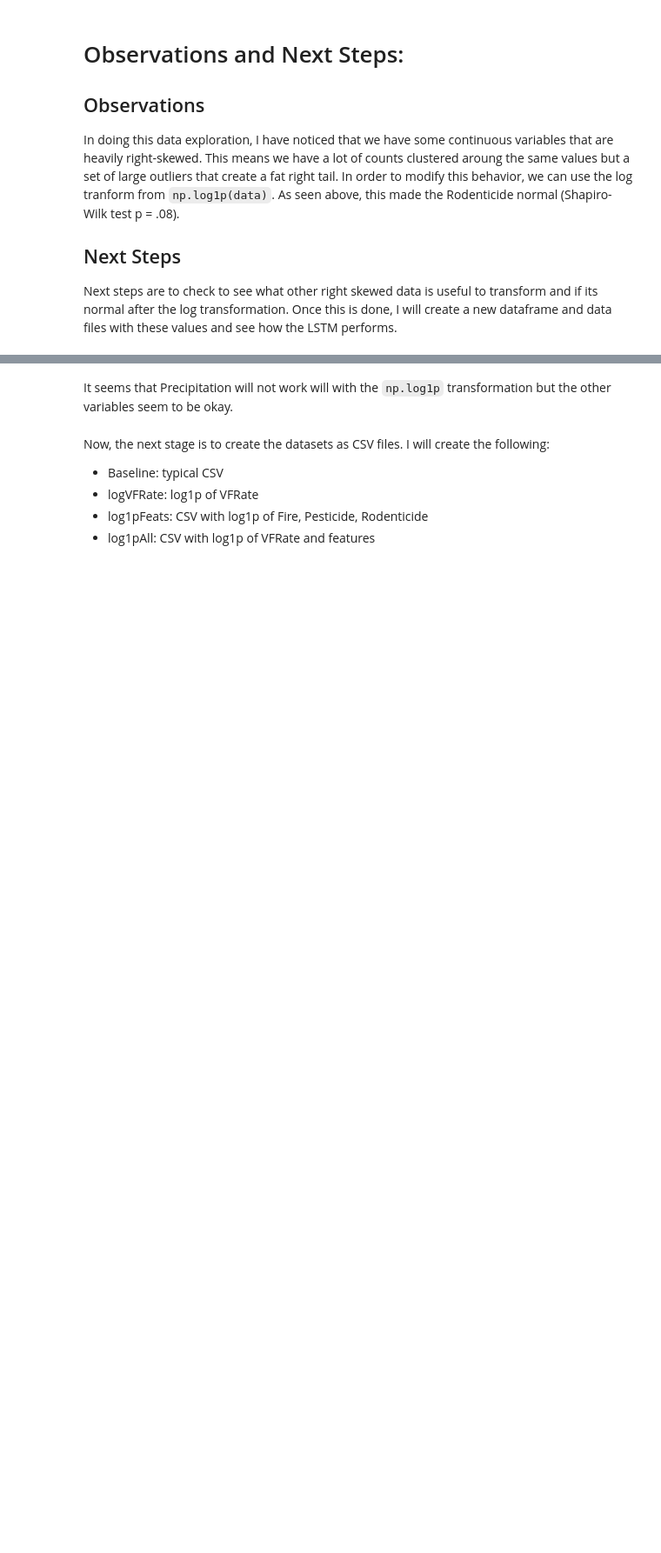
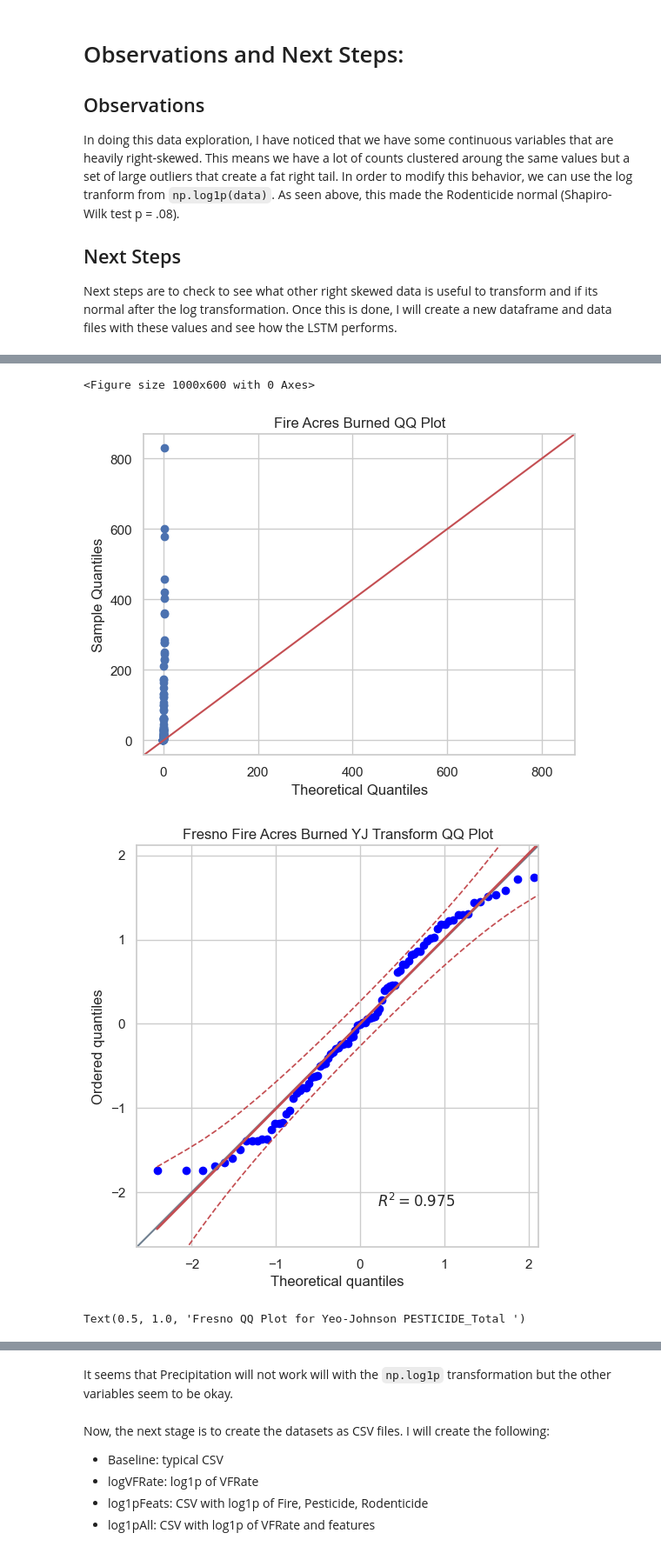
Before and after one commit to dillonallen92/ValleyFeverAnalysis_Cleaned, a Jupyter notebook: src/notebooks/data_investigation.ipynb, the cells around one changed output, grey strips where cells are left out. Shown at 87% size. Cells and saved outputs as stored; diff of their text form; code cells hidden in the pictures; blank space fills up the shorter version.

```diff
--- a/src/notebooks/data_investigation.ipynb
+++ b/src/notebooks/data_investigation.ipynb
@@ -271,0 +401,28 @@ log transform DSCI normality pval: 1.7143598950172835e-11
+# %%
+pt = PowerTransformer(method='yeo-johnson', standardize=True)
+newdata = pt.fit_transform(df["FIRE_Acres_Burned"].values.reshape(-1,1))
+
+_, pval = shapiro(newdata.flatten())
+print(f"fire burn pval {pval}")
+
+plt.figure(figsize=(10,6))
+sm.qqplot(df["FIRE_Acres_Burned"], line='45')
+plt.title("Fire Acres Burned QQ Plot")
+
+!pip install pingouin
+import pingouin as pg
+
+# Flatten your data
+data = newdata.flatten()
+
+# This produces the plot with the shaded 95% confidence band automatically
+plt.figure(figsize=(10, 6))
+pg.qqplot(data, dist='norm', confidence=0.95)
+
+plt.title(f"{county} Fire Acres Burned YJ Transform QQ Plot")
+plt.show()
+
+plt.figure(figsize=(10,6))
+pg.qqplot(vals.flatten(), dist='norm', confidence=0.95)
+plt.title(f"{county} QQ Plot for Yeo-Johnson PESTICIDE_Total ")
+# %% [output]
@@ -271,0 +446,4 @@ log transform DSCI normality pval: 1.7143598950172835e-11
+<Figure size 1000x600 with 0 Axes>
+[figure, added]
+[figure, added]
+Text(0.5, 1.0, 'Fresno QQ Plot for Yeo-Johnson PESTICIDE_Total ')
```
Also changed, not shown: parts of 23 cells of this notebook, 7 other files.
